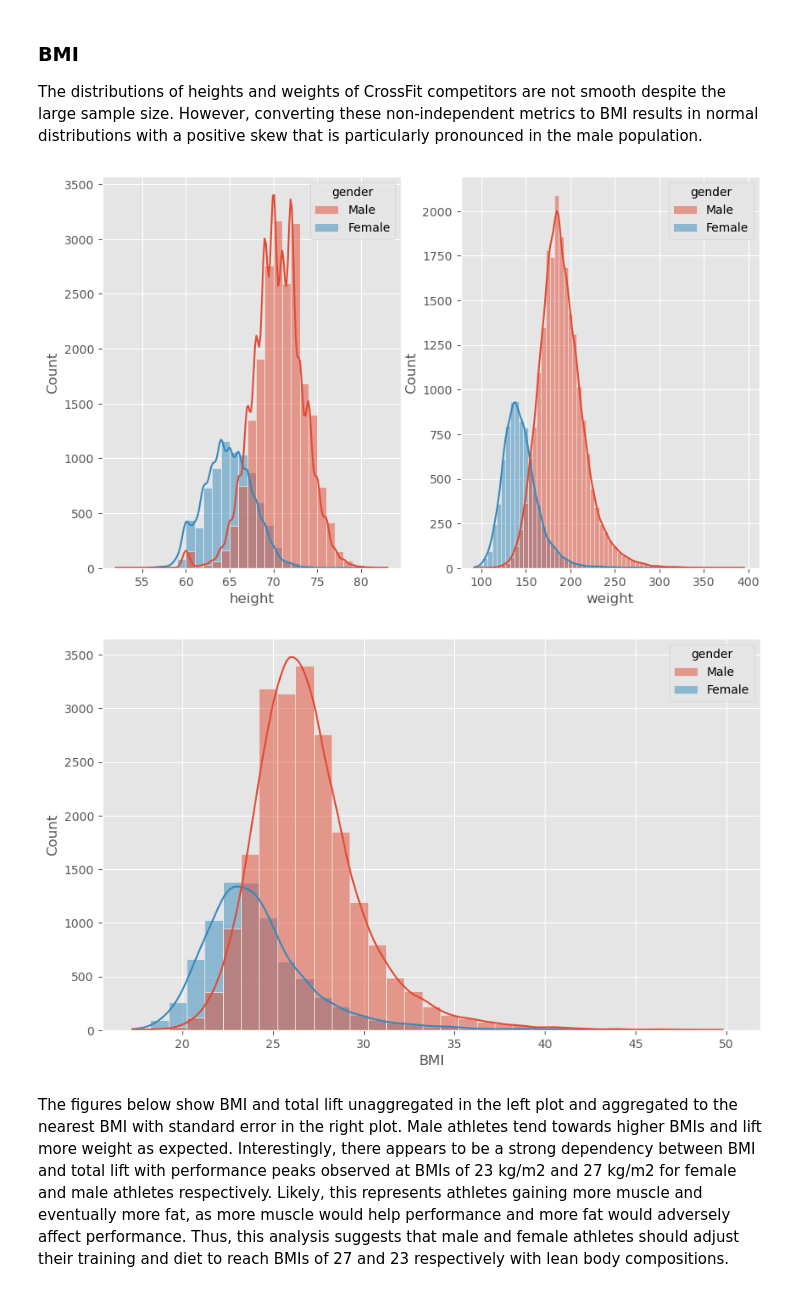
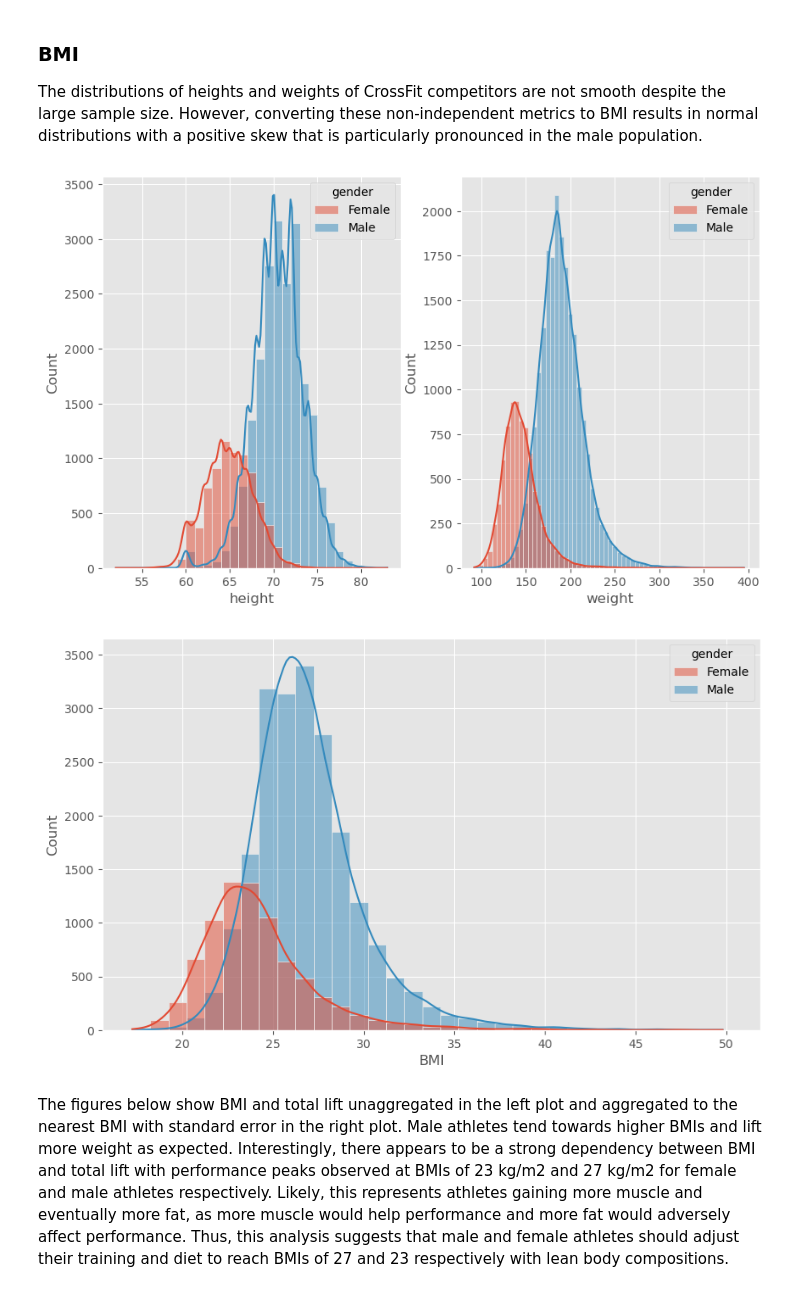
Before and after one commit to NinaCilliers/crossfit_project, a Jupyter notebook: crossfit_project.ipynb, the cells around one changed output. Cells and saved outputs as stored; diff of their text form; code cells hidden in the pictures.

```diff
--- a/crossfit_project.ipynb
+++ b/crossfit_project.ipynb
@@ -297,17 +308,17 @@ df_bmi_f = df_bmi[(df_bmi['gender']=='Female')&(df_bmi['total_lift']['size']>5)]
 df_bmi_m = df_bmi[(df_bmi['gender']=='Male')&(df_bmi['total_lift']['size']>5)]
 # %%
 plt.subplot(1,2,1)
-sns.histplot(data=df, x='height', hue='gender', binwidth=1,kde=True)
+sns.histplot(data=df, x='height', hue='gender', binwidth=1,kde=True, hue_order=['Female','Male'])
 plt.subplot(1,2,2)
-sns.histplot(data=df, x='weight', hue='gender', binwidth=5, kde=True)
+sns.histplot(data=df, x='weight', hue='gender', binwidth=5, kde=True, hue_order = ['Female','Male'])
 plt.show()
 # %% [output]
-[figure, old version]
+[figure, new version]
 # %%
-sns.histplot(data = df, x='BMI',hue='gender',binwidth=1,kde=True)
+sns.histplot(data = df, x='BMI',hue='gender',binwidth=1,kde=True, hue_order=['Female','Male'])
 plt.show()
 # %% [output]
-[figure, old version]
+[figure, new version]
 # %% [markdown]
 The figures below show BMI and total lift unaggregated in the left plot and aggregated to the nearest BMI with standard error in the right plot. Male athletes tend towards higher BMIs and lift more weight as expected. Interestingly, there appears to be a strong dependency between BMI and total lift with performance peaks observed at BMIs of 23 kg/m2 and 27 kg/m2 for female and male athletes respectively. Likely, this represents athletes gaining more muscle and eventually more fat, as more muscle would help performance and more fat would adversely affect performance. Thus, this analysis suggests that male and female athletes should adjust their training and diet to reach BMIs of 27 and 23 respectively with lean body compositions.
 # %%
```
Also changed, not shown: parts of 2 cells of this notebook.
